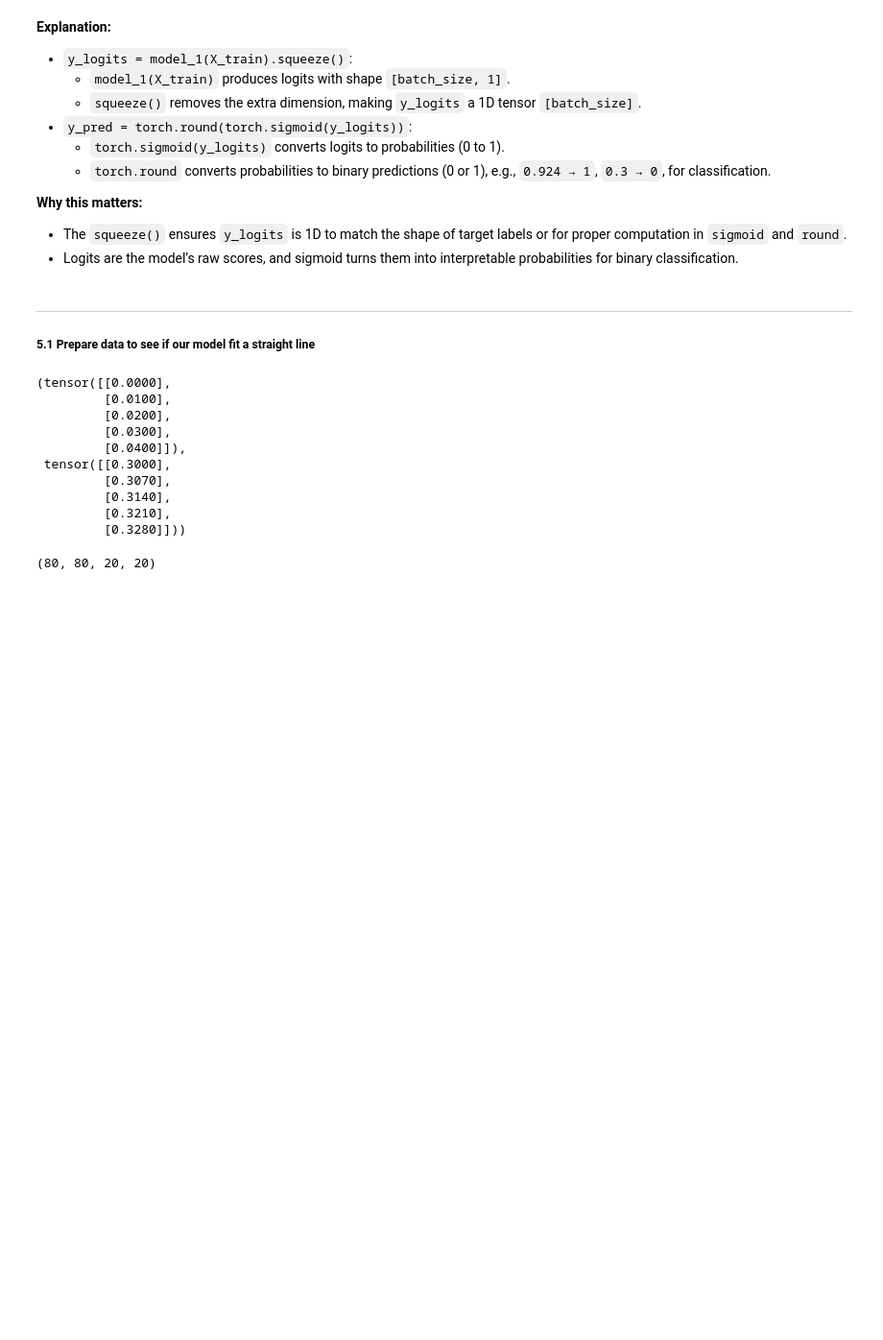
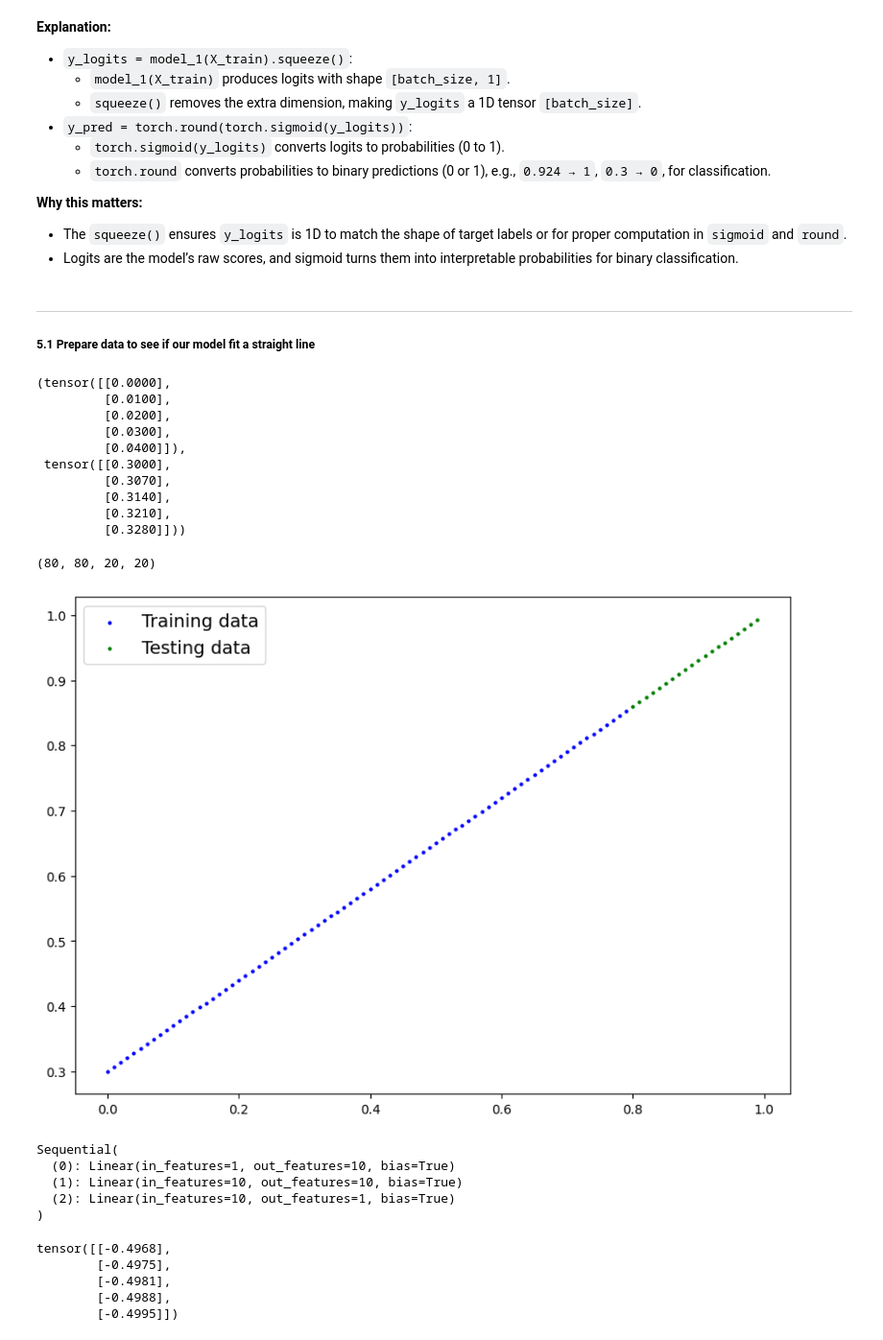
Before and after one commit to hridoynasah/PyTorch-for-Deep-Learning-and-Machine-Learning, a Jupyter notebook: Chapter 2 – Neural Network Classification/learnings/02_pytorch_classification_playground.ipynb, the cells around one changed output. Shown at 96% size. Cells and saved outputs as stored; diff of their text form; code cells hidden in the pictures; blank space fills up the shorter version.

```diff
--- a/Chapter 2 – Neural Network Classification/learnings/02_pytorch_classification_playground.ipynb
+++ b/Chapter 2 – Neural Network Classification/learnings/02_pytorch_classification_playground.ipynb
@@ -700,3 +700,25 @@ X_test_regression, y_test_regression = X_regression[train_test_split_regression:
 len(X_train_regression), len(y_train_regression), len(X_test_regression), len(y_test_regression)
 # %% [output]
 (80, 80, 20, 20)
+# %%
+from helper_function import plot_predictions
+plot_predictions(train_data=X_train_regression,
+                 train_labels=y_train_regression,
+                 test_data=X_test_regression,
+                 test_labels=y_test_regression)
+# %% [output]
+[figure, added]
+# %%
+# Creating a linear model to fit data into new model
+model_2 = nn.Sequential(
+    nn.Linear(in_features = 1, out_features = 10),
+    nn.Linear(in_features = 10, out_features = 10),
+    nn.Linear(in_features = 10, out_features = 1)
+).to(device)
+model_2
+# %% [output]
+Sequential(
+  (0): Linear(in_features=1, out_features=10, bias=True)
+  (1): Linear(in_features=10, out_features=10, bias=True)
+  (2): Linear(in_features=10, out_features=1, bias=True)
+)
@@ -702,0 +730,13 @@ len(X_train_regression), len(y_train_regression), len(X_test_regression), len(y_
+# %%
+# let's make predictions without training the model
+model_2.eval()
+with torch.inference_mode():
+    y_reg_pred = model_2(X_test_regression)
+
+y_reg_pred[:5]
+# %% [output]
+tensor([[-0.4968],
+        [-0.4975],
+        [-0.4981],
+        [-0.4988],
+        [-0.4995]])
```
Also changed, not shown: parts of 2 cells of this notebook, 1 other file.
